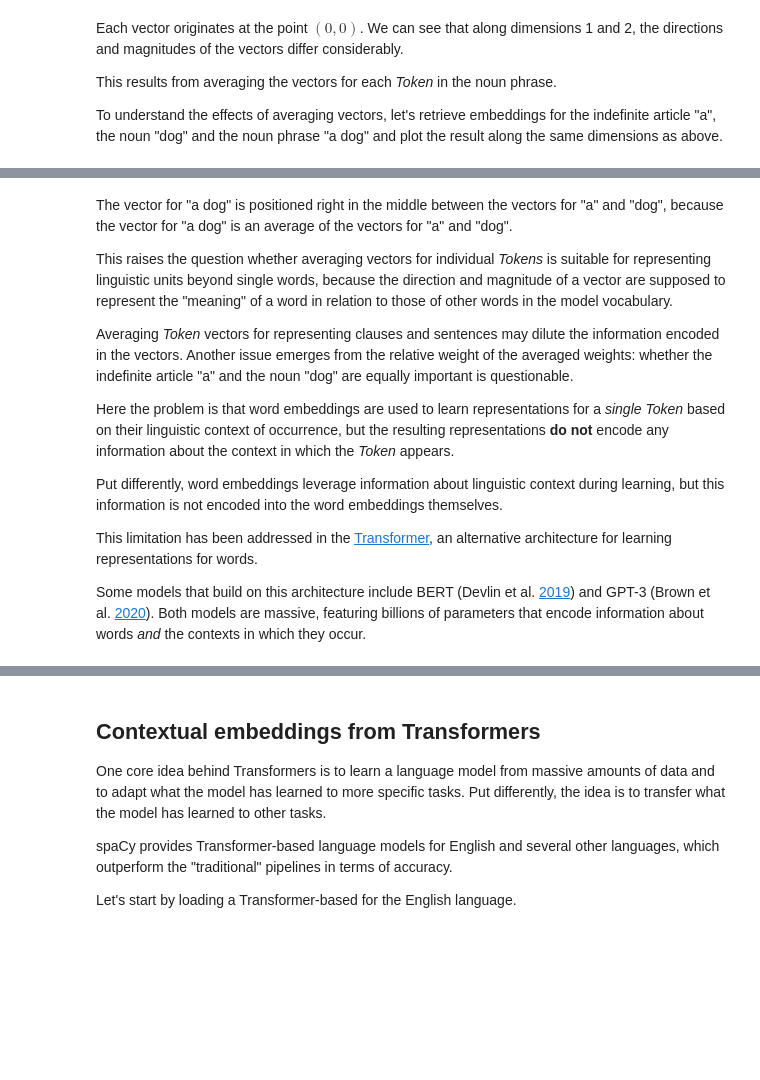
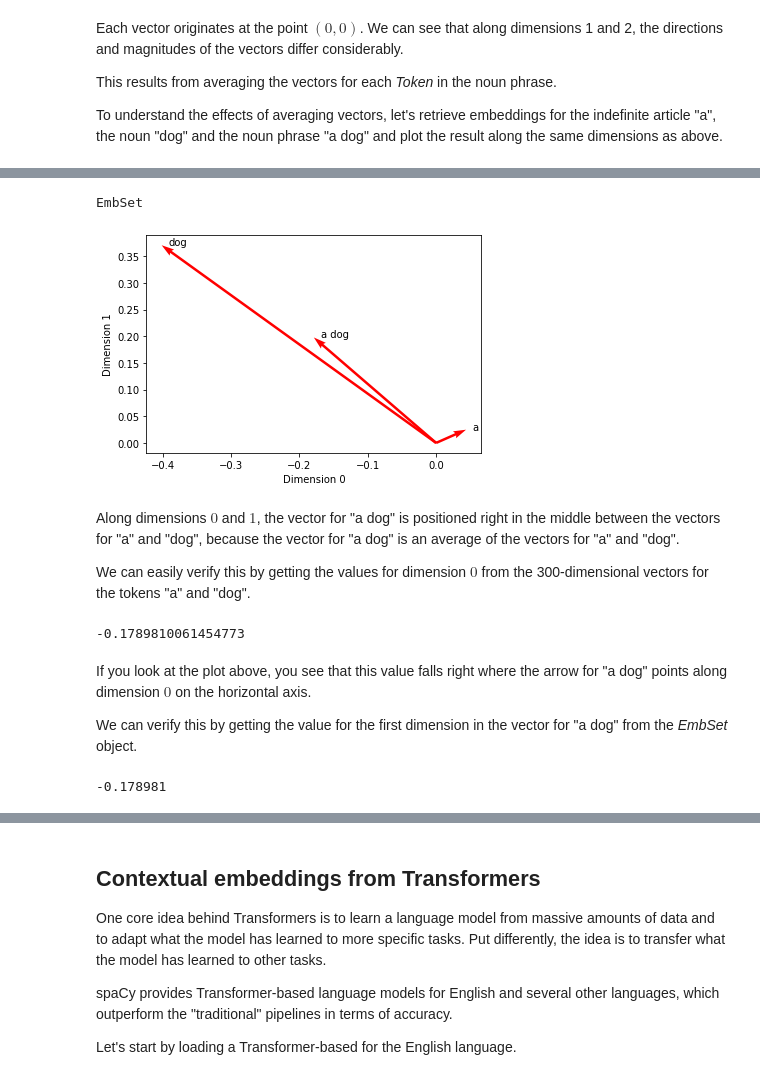
Before and after one commit to Applied-Language-Technology/notebooks, a Jupyter notebook: part_iii/04_embeddings_continued.ipynb, the cells around one changed output, grey strips where cells are left out. Drawn from its saved outputs; the diff is of its cells as text; code cells hidden in the pictures; blank space fills up the shorter version.

```diff
--- a/part_iii/04_embeddings_continued.ipynb
+++ b/part_iii/04_embeddings_continued.ipynb
@@ -302,14 +305,35 @@ EmbSet
-# %% [markdown]
-The vector for "a dog" is positioned right in the middle between the vectors for "a" and "dog", because the vector for "a dog" is an average of the vectors for "a" and "dog".
-
-This raises the question whether averaging vectors for individual *Tokens* is suitable for representing linguistic units beyond single words, because the direction and magnitude of a vector are supposed to represent the "meaning" of a word in relation to those of other words in the model vocabulary.
-
-Averaging *Token* vectors for representing clauses and sentences may dilute the information encoded in the vectors. Another issue emerges from the relative weight of the averaged weights: whether the indefinite article "a" and the noun "dog" are equally important is questionable.
-
-Here the problem is that word embeddings are used to learn representations for a *single Token* based on their linguistic context of occurrence, but the resulting representations **do not** encode any information about the context in which the *Token* appears.
-
-Put differently, word embeddings leverage information about linguistic context during learning, but this information is not encoded into the word embeddings themselves.
-
-This limitation has been addressed in the [Transformer](https://en.wikipedia.org/wiki/Transformer_(machine_learning_model)), an alternative architecture for learning representations for words.
-
-Some models that build on this architecture include BERT (Devlin et al. [2019](https://www.aclweb.org/anthology/N19-1423/)) and GPT-3 (Brown et al. [2020](https://papers.nips.cc/paper/2020/hash/1457c0d6bfcb4967418bfb8ac142f64a-Abstract.html)). Both models are massive, featuring billions of parameters that encode information about words *and* the contexts in which they occur.
+# %%
+# Feed a list of string objects to the whatlies language object to get an EmbSet object
+dog_embeddings = language_model[['a', 'dog', 'a dog']]
+
+# Plot the EmbSet
+dog_embeddings.plot(kind='arrow', color='red', x_axis=0, y_axis=1)
+# %% [output]
+EmbSet
+[figure, added]
+# %% [markdown]
+Along dimensions $0$ and $1$, the vector for "a dog" is positioned right in the middle between the vectors for "a" and "dog", because the vector for "a dog" is an average of the vectors for "a" and "dog".
+
+We can easily verify this by getting the values for dimension $0$ from the 300-dimensional vectors for the tokens "a" and "dog".
+# %%
+# Get the embedding for 'a' from the EmbSet object 'dog_embeddings'; use the vector attribute
+# and bracket to retrieve the value at index 0. Do the same for 'dog'. Assign under variables
+# of the same name.
+a = dog_embeddings['a'].vector[0]
+dog = dog_embeddings['dog'].vector[0]
+
+# Calculate average value and assign under 'dog_avg'
+dog_avg = (a + dog) / 2
+
+# Call the variable to examine the result
+dog_avg
+# %% [output]
+-0.1789810061454773
+# %% [markdown]
+If you look at the plot above, you see that this value falls right where the arrow for "a dog" points along dimension $0$ on the horizontal axis.
+
+We can verify this by getting the value for the first dimension in the vector for "a dog" from the *EmbSet* object.
+# %%
+dog_embeddings['a dog'].vector[0]
+# %% [output]
+-0.178981
```
Also changed, not shown: parts of 25 cells of this notebook.
